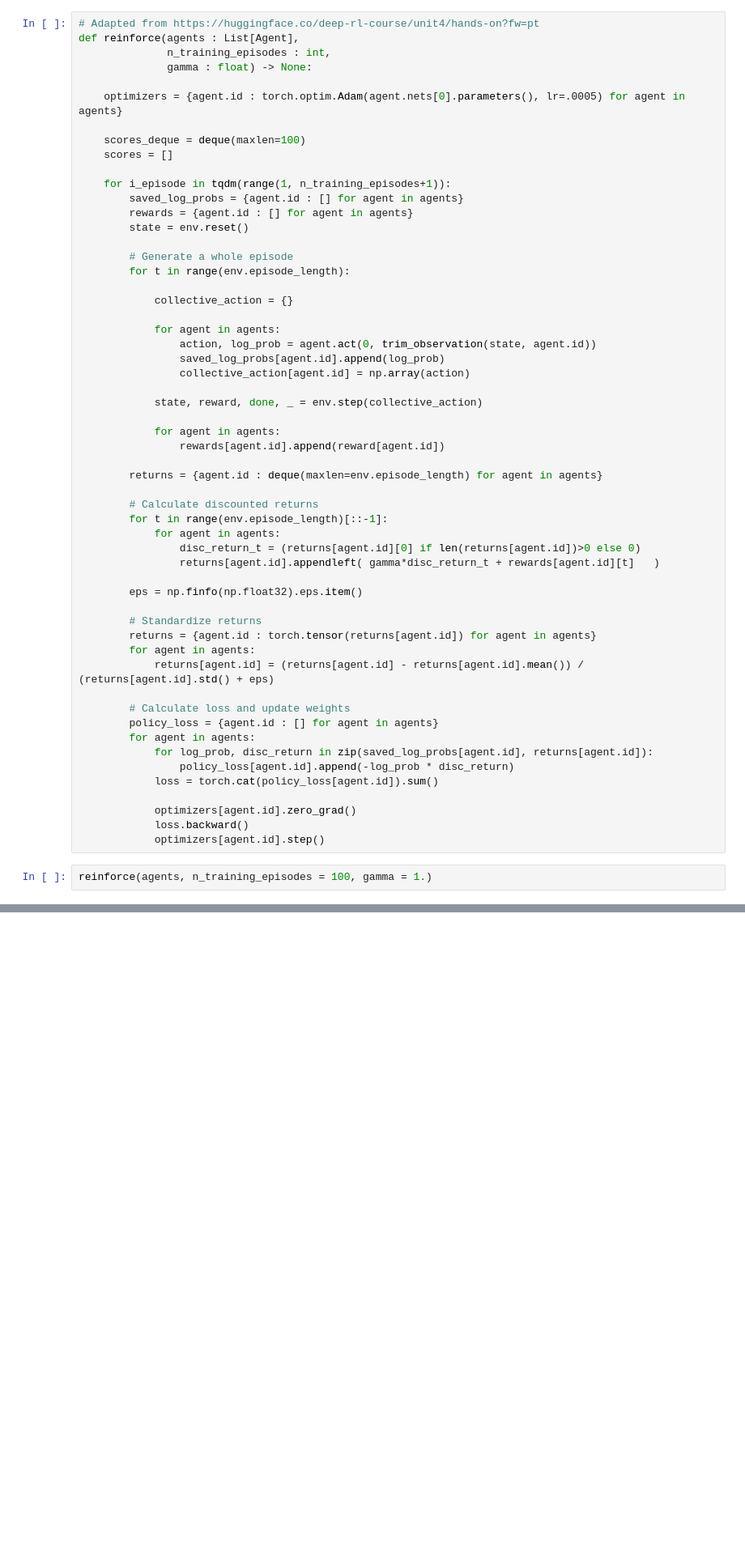
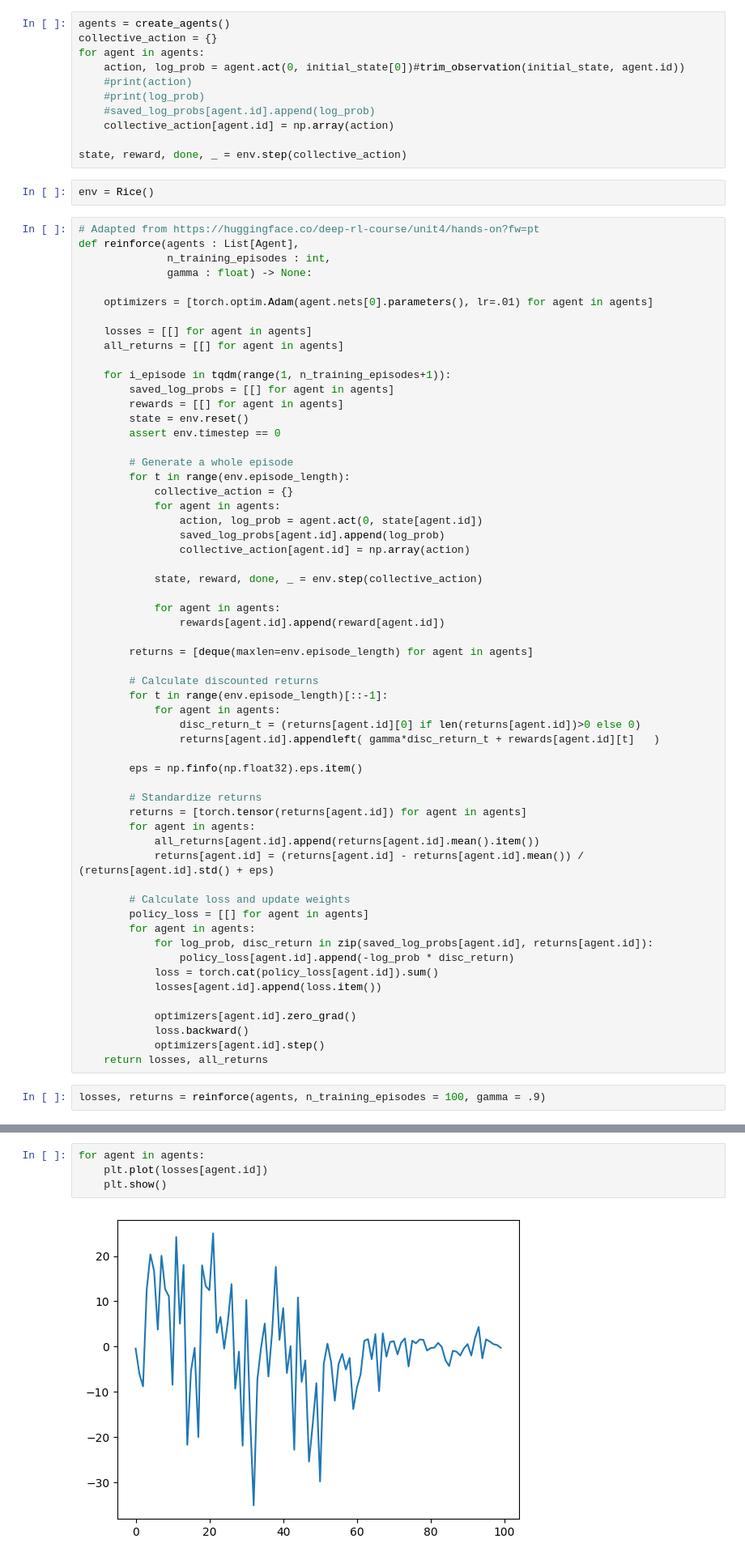
Before and after one commit to i4ata/BScProject, a Jupyter notebook: new/Tests.ipynb, the cells around one changed output, grey strips where cells are left out. Shown: that part at 81% size. Drawn from its saved outputs; the diff is of its cells as text; blank space fills up the shorter version.

Commit message:
made some plots and tried some things

```diff
--- a/new/Tests.ipynb
+++ b/new/Tests.ipynb
@@ -110,26 +40,38 @@ collective_action
+# %%
+agents = create_agents()
+collective_action = {}
+for agent in agents:
+    action, log_prob = agent.act(0, initial_state[0])#trim_observation(initial_state, agent.id))
+    #print(action)
+    #print(log_prob)
+    #saved_log_probs[agent.id].append(log_prob)
+    collective_action[agent.id] = np.array(action)
+
+state, reward, done, _ = env.step(collective_action)
+# %%
+env = Rice()
 # %%
 # Adapted from https://huggingface.co/deep-rl-course/unit4/hands-on?fw=pt
 def reinforce(agents : List[Agent],
               n_training_episodes : int,
               gamma : float) -> None:
 
-    optimizers = {agent.id : torch.optim.Adam(agent.nets[0].parameters(), lr=.0005) for agent in agents}
+    optimizers = [torch.optim.Adam(agent.nets[0].parameters(), lr=.01) for agent in agents]
 
-    scores_deque = deque(maxlen=100)
-    scores = []
+    losses = [[] for agent in agents]
+    all_returns = [[] for agent in agents]
 
     for i_episode in tqdm(range(1, n_training_episodes+1)):
-        saved_log_probs = {agent.id : [] for agent in agents}
-        rewards = {agent.id : [] for agent in agents}
+        saved_log_probs = [[] for agent in agents]
+        rewards = [[] for agent in agents]
         state = env.reset()
+        assert env.timestep == 0
 
         # Generate a whole episode
         for t in range(env.episode_length):
-
             collective_action = {}
-
             for agent in agents:
-                action, log_prob = agent.act(0, trim_observation(state, agent.id))
+                action, log_prob = agent.act(0, state[agent.id])
                 saved_log_probs[agent.id].append(log_prob)
                 collective_action[agent.id] = np.array(action)
 
@@ -138,7 +80,7 @@ def reinforce(agents : List[Agent],
             for agent in agents:
                 rewards[agent.id].append(reward[agent.id])
 
-        returns = {agent.id : deque(maxlen=env.episode_length) for agent in agents}
+        returns = [deque(maxlen=env.episode_length) for agent in agents]
 
         # Calculate discounted returns
         for t in range(env.episode_length)[::-1]:
@@ -149,19 +91,22 @@ def reinforce(agents : List[Agent],
         eps = np.finfo(np.float32).eps.item()
 
         # Standardize returns
-        returns = {agent.id : torch.tensor(returns[agent.id]) for agent in agents}
+        returns = [torch.tensor(returns[agent.id]) for agent in agents]
         for agent in agents:
+            all_returns[agent.id].append(returns[agent.id].mean().item())
             returns[agent.id] = (returns[agent.id] - returns[agent.id].mean()) / (returns[agent.id].std() + eps)
 
         # Calculate loss and update weights
-        policy_loss = {agent.id : [] for agent in agents}
+        policy_loss = [[] for agent in agents]
         for agent in agents:
             for log_prob, disc_return in zip(saved_log_probs[agent.id], returns[agent.id]):
                 policy_loss[agent.id].append(-log_prob * disc_return)
             loss = torch.cat(policy_loss[agent.id]).sum()
+            losses[agent.id].append(loss.item())
 
             optimizers[agent.id].zero_grad()
             loss.backward()
             optimizers[agent.id].step()
+    return losses, all_returns
 # %%
-reinforce(agents, n_training_episodes = 100, gamma = 1.)
+losses, returns = reinforce(agents, n_training_episodes = 100, gamma = .9)
@@ -167,0 +133,6 @@ reinforce(agents, n_training_episodes = 100, gamma = 1.)
+# %%
+for agent in agents:
+    plt.plot(losses[agent.id])
+    plt.show()
+# %% [output]
+[figure, added]
```
Also changed, not shown: parts of 21 cells of this notebook, 2 other files.
